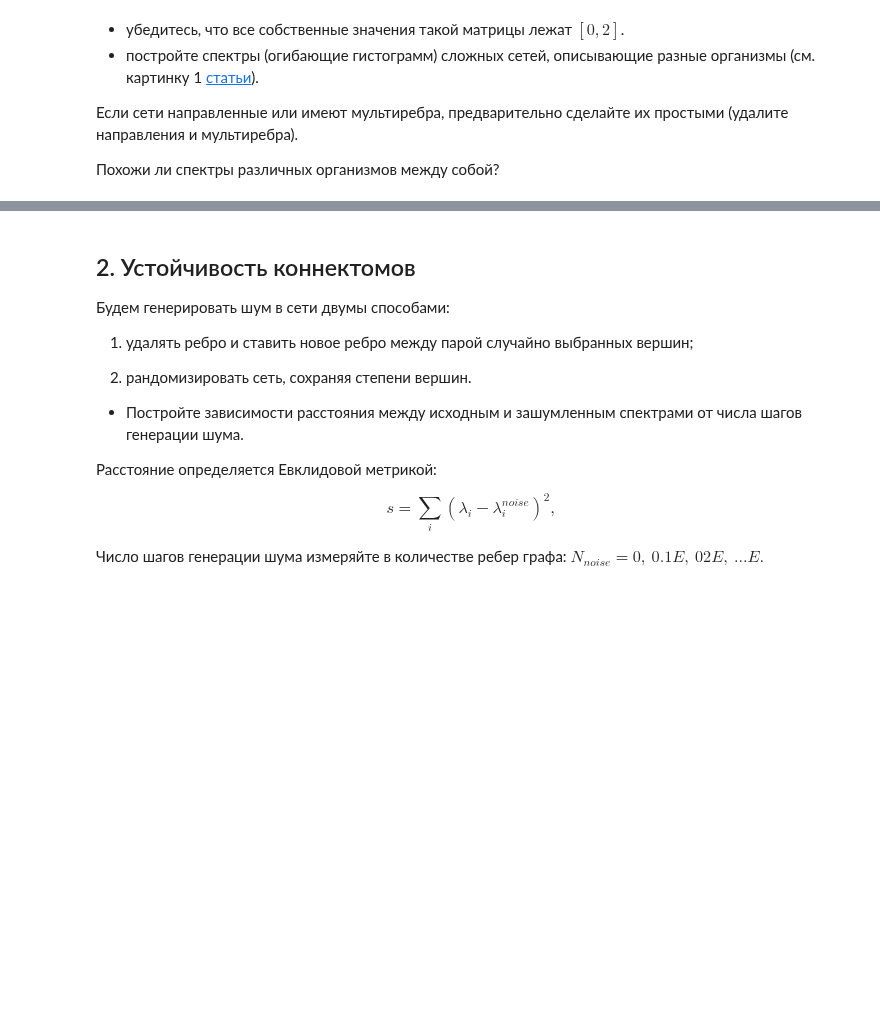
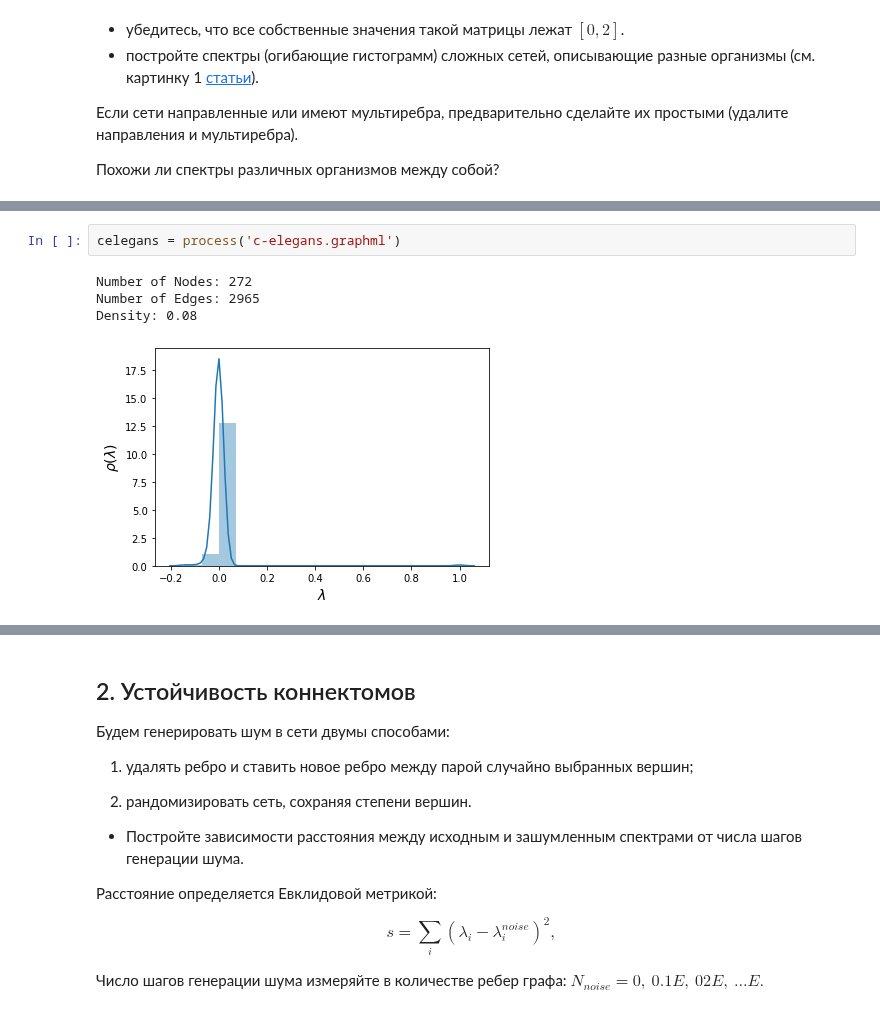
Before and after one commit to kimaril/networksch, a Jupyter notebook: notebooks/NS Assignment 08.ipynb, the cells around one changed output, grey strips where cells are left out. Saved outputs shown, nothing was run; the diff lists cells and outputs as text; blank space fills up the shorter version.

```diff
--- a/notebooks/NS Assignment 08.ipynb
+++ b/notebooks/NS Assignment 08.ipynb
@@ -46,0 +122,7 @@ print(nx.number_of_nodes(drs),nx.number_of_edges(drs),nx.density(drs))
+# %%
+celegans = process('c-elegans.graphml')
+# %% [output]
+Number of Nodes: 272
+Number of Edges: 2965
+Density: 0.08
+[figure, added]
```
Also changed, not shown: parts of 19 cells of this notebook.
